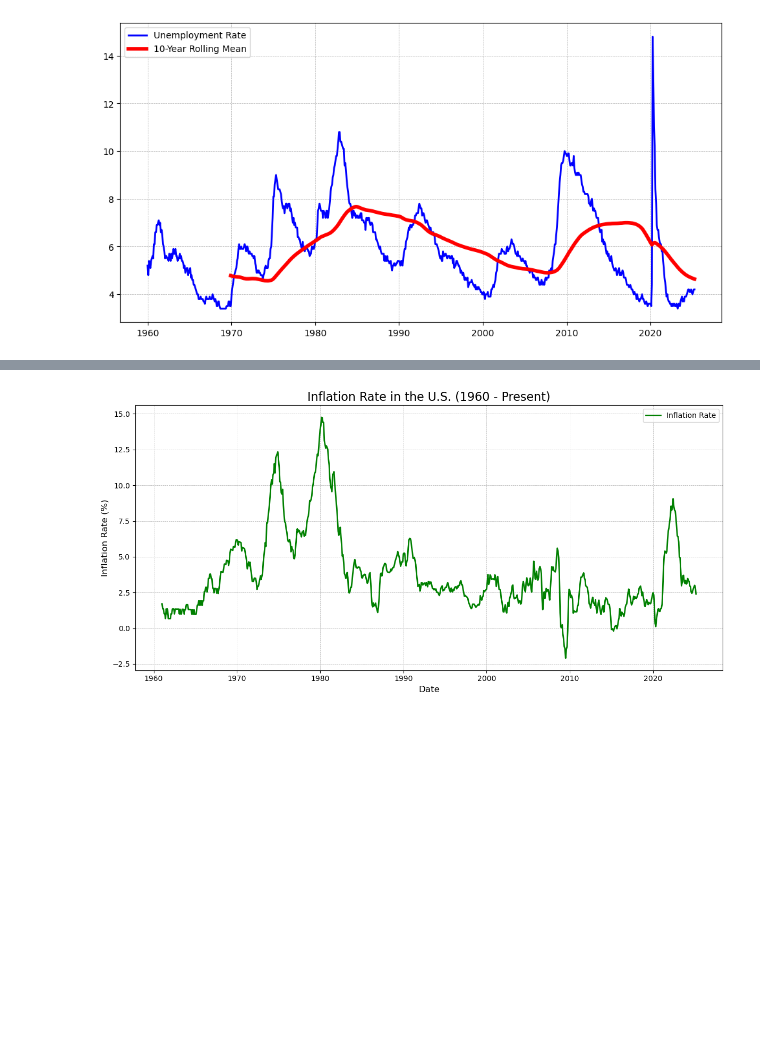
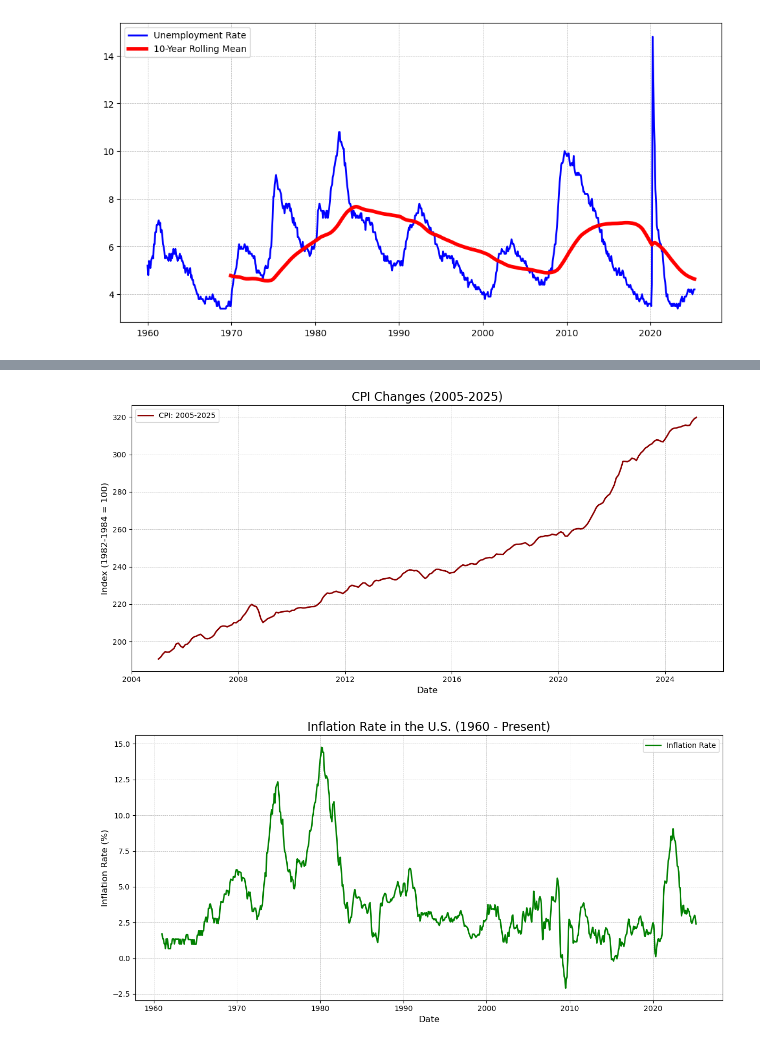
Before and after one commit to arlionn/dslian, a Jupyter notebook: body/TS_FRED_US_unemploy_rate.ipynb, the cells around one changed output, grey strips where cells are left out. Cells and saved outputs as stored; diff of their text form; code cells hidden in the pictures; blank space fills up the shorter version.

```diff
--- a/body/TS_FRED_US_unemploy_rate.ipynb
+++ b/body/TS_FRED_US_unemploy_rate.ipynb
@@ -260,3 +188,27 @@ plt.show()
+# %%
+# 2005 以来的 CPI 变化
+start_year = 2005
+end_year = 2025
+
+df_CPI_period = df_CPI["CPIAUCNS"][f"{start_year}-01-01":f"{end_year}-12-31"]
+
+# 绘图
+plt.figure(figsize=(12, 6))
+plt.plot(df_CPI_period.index, df_CPI_period,
+         color='darkred', linewidth=2, label=f'CPI: {start_year}-{end_year}')
+
+# 图形美化
+plt.title(f"CPI Changes ({start_year}-{end_year})", fontsize=16)
+plt.xlabel("Date", fontsize=12)
+plt.ylabel("Index (1982-1984 = 100)", fontsize=12)
+plt.grid(True, linestyle='--', linewidth=0.5)
+plt.legend()
+plt.tight_layout()
+
+# 显示图形
+plt.show()
+# %% [output]
+[figure, added]
 # %%
 # 基于 CPI 计算通货膨胀率
 
```
Also changed, not shown: parts of 10 cells of this notebook, 18 other files.
